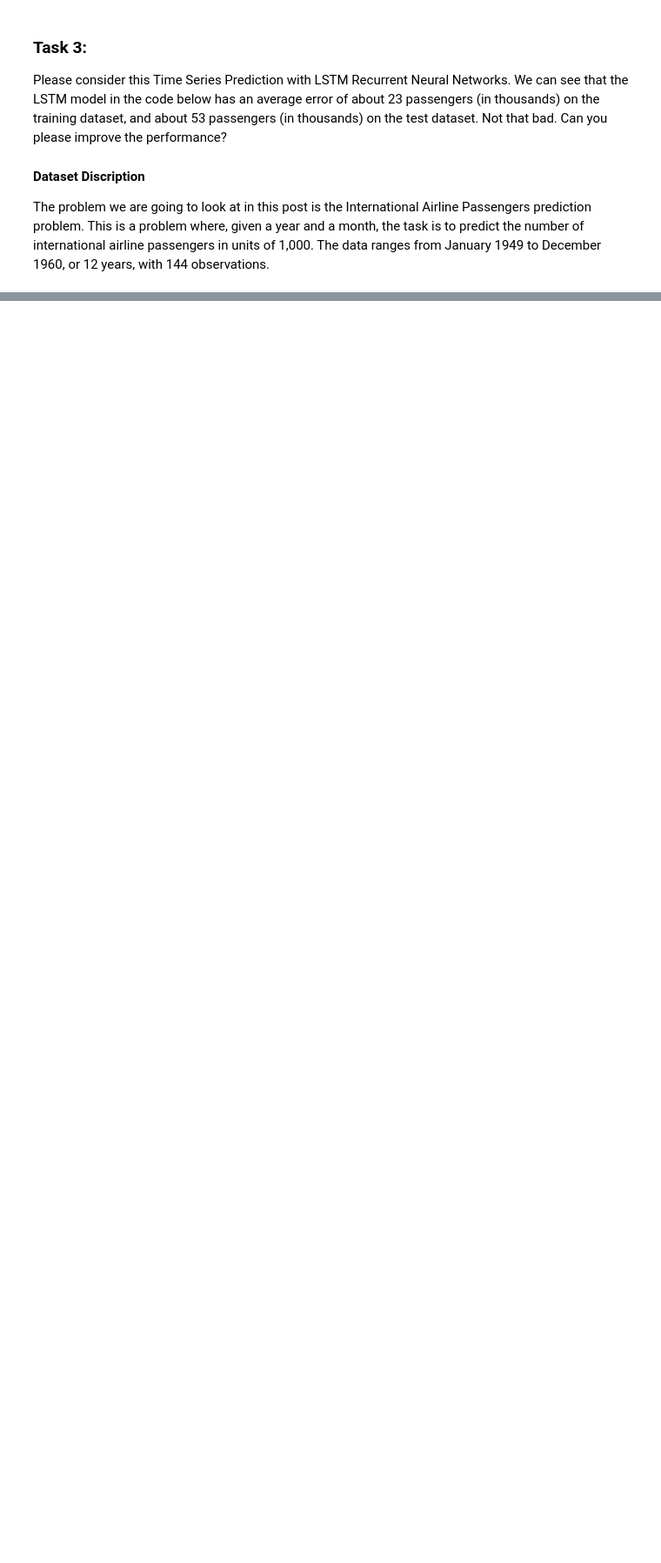
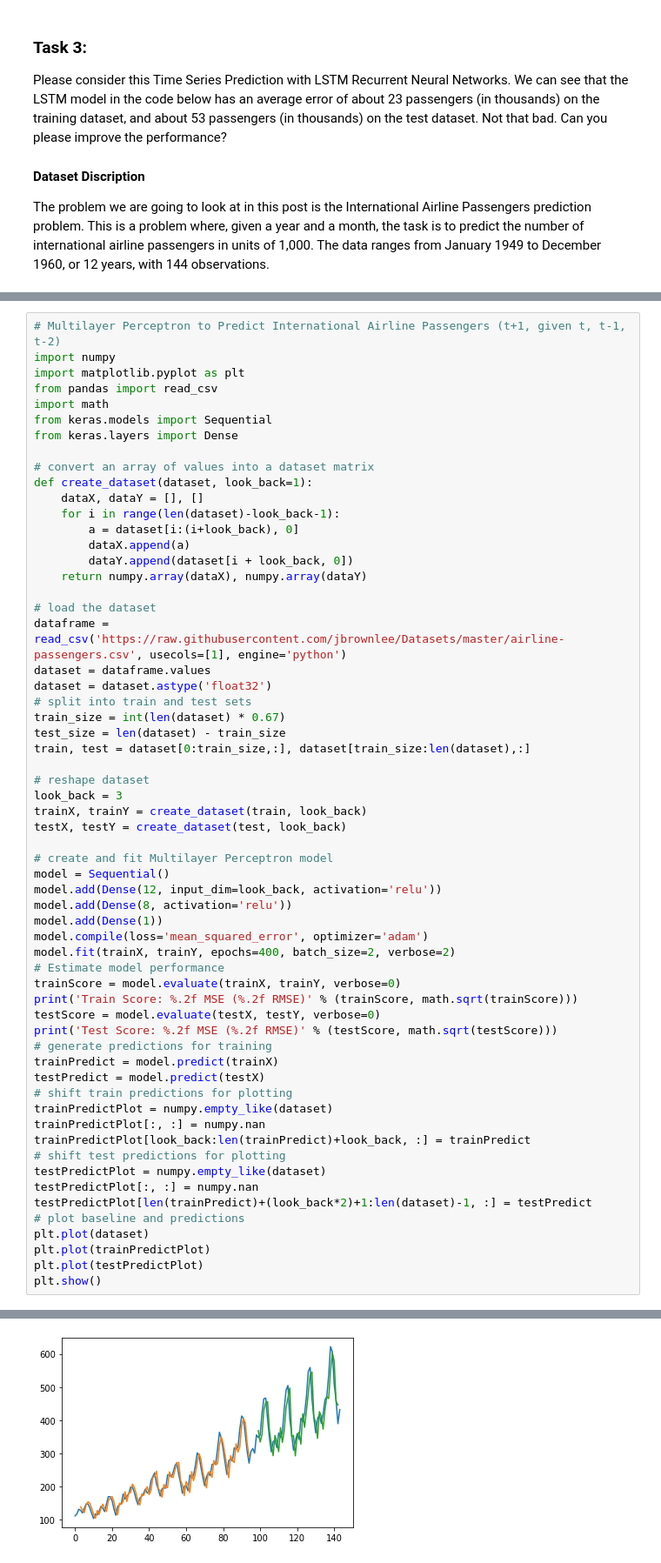
Before and after one commit to Ananyadevaraju/CE888, a Jupyter notebook: Lab_7/Exercise_3_RNN.ipynb, the cells around one changed output, grey strips where cells are left out. Shown: that part at 87% size. Saved outputs shown, nothing was run; the diff lists cells and outputs as text; blank space fills up the shorter version.

```diff
--- a/Lab_7/Exercise_3_RNN.ipynb
+++ b/Lab_7/Exercise_3_RNN.ipynb
@@ -277,0 +283,61 @@ Test Score: 52.71 RMSE
+# %%
+# Multilayer Perceptron to Predict International Airline Passengers (t+1, given t, t-1, t-2)
+import numpy
+import matplotlib.pyplot as plt
+from pandas import read_csv
+import math
+from keras.models import Sequential
+from keras.layers import Dense
+
+# convert an array of values into a dataset matrix
+def create_dataset(dataset, look_back=1):
+	dataX, dataY = [], []
+	for i in range(len(dataset)-look_back-1):
+		a = dataset[i:(i+look_back), 0]
+		dataX.append(a)
+		dataY.append(dataset[i + look_back, 0])
+	return numpy.array(dataX), numpy.array(dataY)
+
+# load the dataset
+dataframe = read_csv('https://raw.githubusercontent.com/jbrownlee/Datasets/master/airline-passengers.csv', usecols=[1], engine='python')
+dataset = dataframe.values
+dataset = dataset.astype('float32')
+# split into train and test sets
+train_size = int(len(dataset) * 0.67)
+test_size = len(dataset) - train_size
+train, test = dataset[0:train_size,:], dataset[train_size:len(dataset),:]
+
+# reshape dataset
+look_back = 3
+trainX, trainY = create_dataset(train, look_back)
+testX, testY = create_dataset(test, look_back)
+
+# create and fit Multilayer Perceptron model
+model = Sequential()
+model.add(Dense(12, input_dim=look_back, activation='relu'))
+model.add(Dense(8, activation='relu'))
+model.add(Dense(1))
+model.compile(loss='mean_squared_error', optimizer='adam')
+model.fit(trainX, trainY, epochs=400, batch_size=2, verbose=2)
+# Estimate model performance
+trainScore = model.evaluate(trainX, trainY, verbose=0)
+print('Train Score: %.2f MSE (%.2f RMSE)' % (trainScore, math.sqrt(trainScore)))
+testScore = model.evaluate(testX, testY, verbose=0)
+print('Test Score: %.2f MSE (%.2f RMSE)' % (testScore, math.sqrt(testScore)))
+# generate predictions for training
+trainPredict = model.predict(trainX)
+testPredict = model.predict(testX)
+# shift train predictions for plotting
+trainPredictPlot = numpy.empty_like(dataset)
+trainPredictPlot[:, :] = numpy.nan
+trainPredictPlot[look_back:len(trainPredict)+look_back, :] = trainPredict
+# shift test predictions for plotting
+testPredictPlot = numpy.empty_like(dataset)
+testPredictPlot[:, :] = numpy.nan
+testPredictPlot[len(trainPredict)+(look_back*2)+1:len(dataset)-1, :] = testPredict
+# plot baseline and predictions
+plt.plot(dataset)
+plt.plot(trainPredictPlot)
+plt.plot(testPredictPlot)
+plt.show()
+# %% [output]
@@ -277,0 +361 @@ Test Score: 52.71 RMSE
+[figure, added]
```
Also changed, not shown: parts of 8 cells of this notebook.
